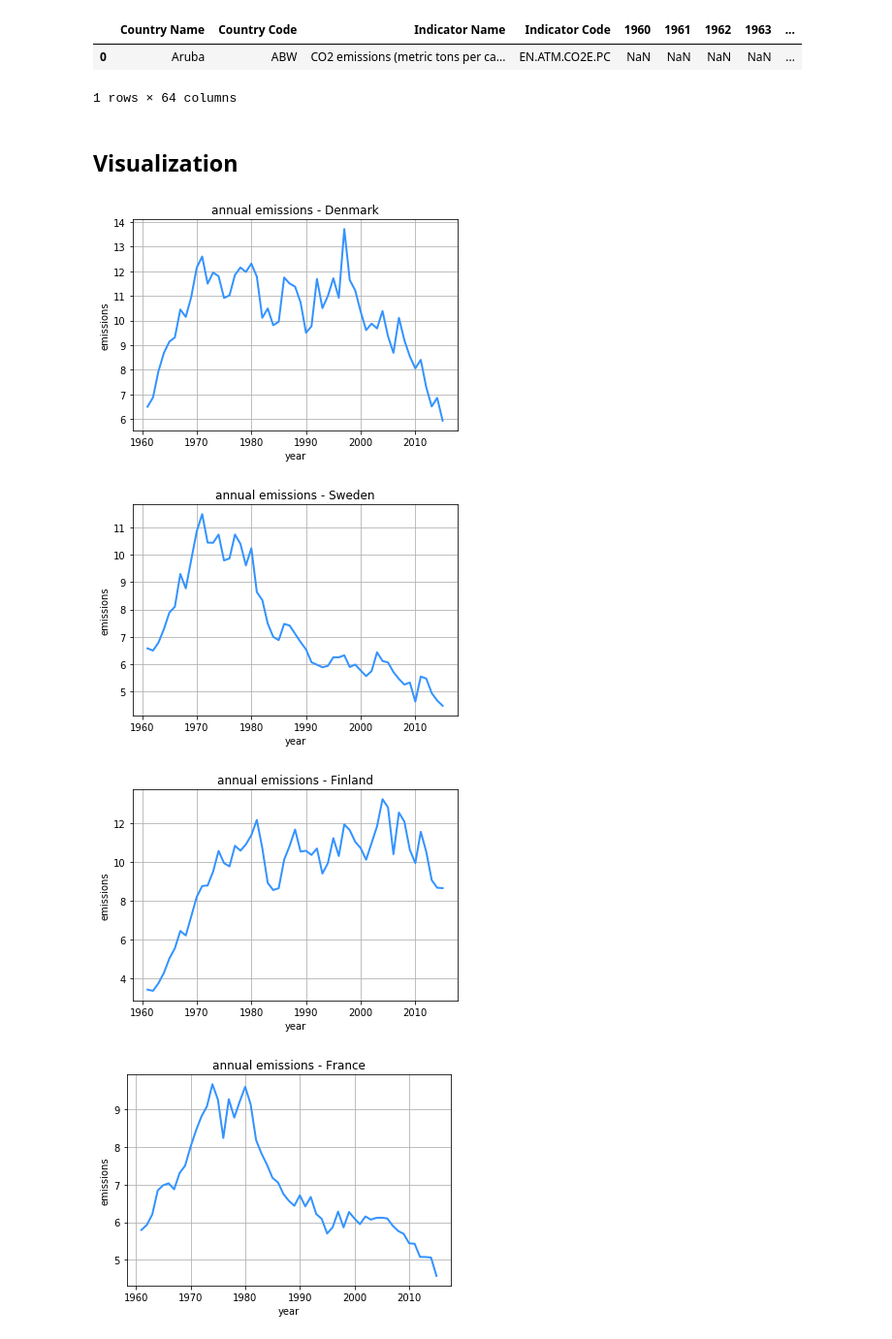
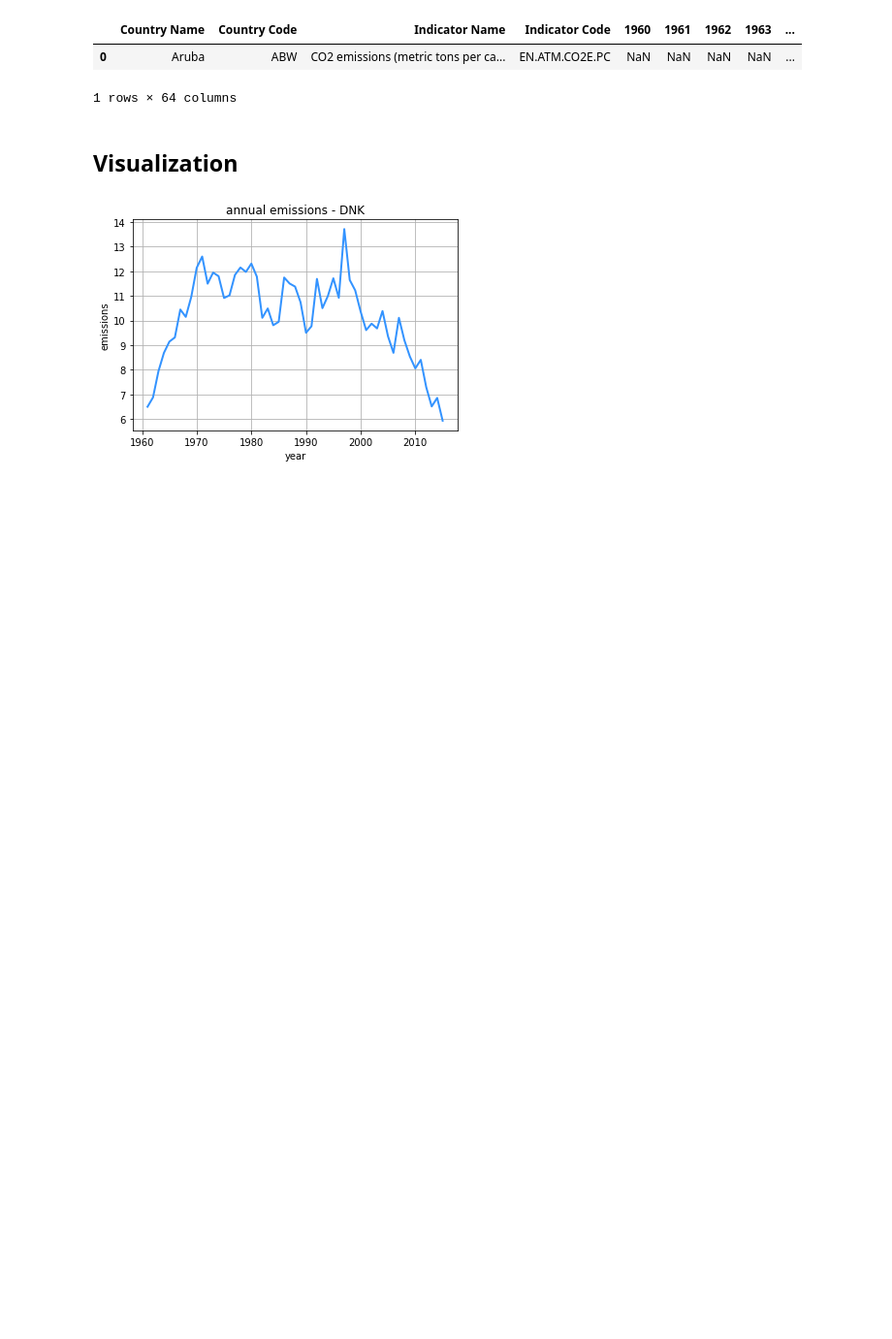
Before and after one commit to hk0211/sdgs-emissions, a Jupyter notebook: sdgs-emissions.ipynb, the cells around one changed output. Shown: that part at 97% size. Saved outputs shown, nothing was run; the diff lists cells and outputs as text; code cells hidden in the pictures; blank space fills up the shorter version.

```diff
--- a/sdgs-emissions.ipynb
+++ b/sdgs-emissions.ipynb
@@ -19,6 +93,7 @@ from fbprophet import Prophet
 ## SDG Index
 # %%
 sdg_index = pd.read_csv('../data/sdg_index.csv')
-rank_df = sdg_index.sort_values('Global Index Rank')[['country', 'id', 'Global Index Score (0-100)', 'Global Index Rank']].dropna()
-rank_df.head(5)
+rank_df = sdg_index.sort_values('SDG13 Score', ascending=False)[['country', 'id', 'Global Index Score (0-100)', 'Global Index Rank', 'SDG13 Score']].dropna().reset_index(drop=True)
+rank_df['SDG13 Score Rank'] = rank_df.index + 1.0
+rank_df.describe()
 # %% [output]
@@ -31,4 +109,4 @@ rank_df.head(5)
 # %%
-top_ranks = rank_df['country'].values.tolist()[:10]
-top_ranks
+top_ranks = rank_df.sort_values('Global Index Rank')['id'].values.tolist()[:20]
+print(top_ranks)
 # %% [output]
@@ -58,7 +127,7 @@ def add_emission(row, raw_e_country):
     return value
 
 def create_df_per_country(raw_e, country_code):
-    raw_e_country = raw_e[raw_e['Country Name'] == country_code].loc[:,'1960':'2014']
+    raw_e_country = raw_e[raw_e['Country Code'] == country_code].loc[:,'1960':'2014']
     raw_e_country = raw_e_country.T
     raw_e_country.columns = ['value']
 
@@ -73,14 +142,11 @@ dfs = [{'country': country, 'df': create_df_per_country(raw_e, country)} for cou
 # %% [markdown]
 ## Visualization
 # %%
-for df in dfs:
+for df in dfs[:1]:
     fig, ax = plt.subplots(figsize=(6,4))
     ax.plot(df['df'], color='#3393FF', linewidth=2)
     ax.set(xlabel='year', ylabel='emissions',
            title=f'annual emissions - {df["country"]}')
     ax.grid()
 # %% [output]
-[figure, old version]
+[figure, new version]
-[figure, removed]
-[figure, removed]
-[figure, removed]
```
Also changed, not shown: parts of 11 cells of this notebook, 1 other file.
